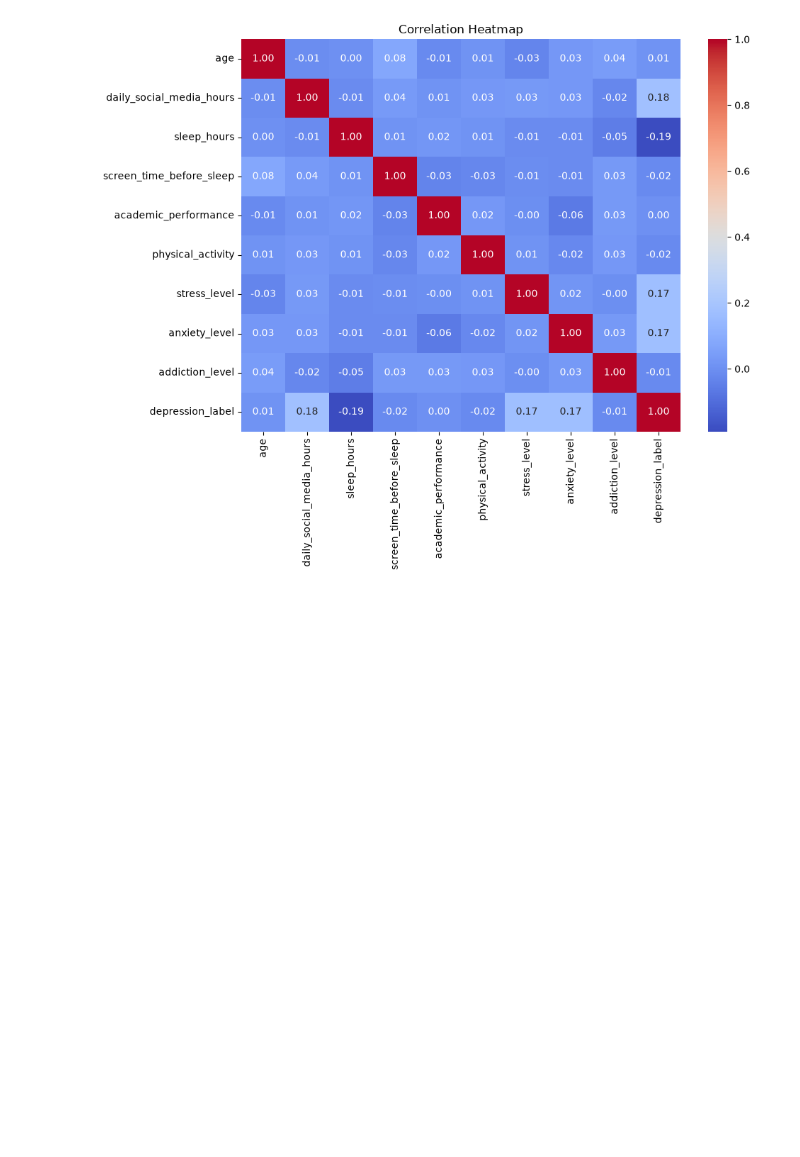
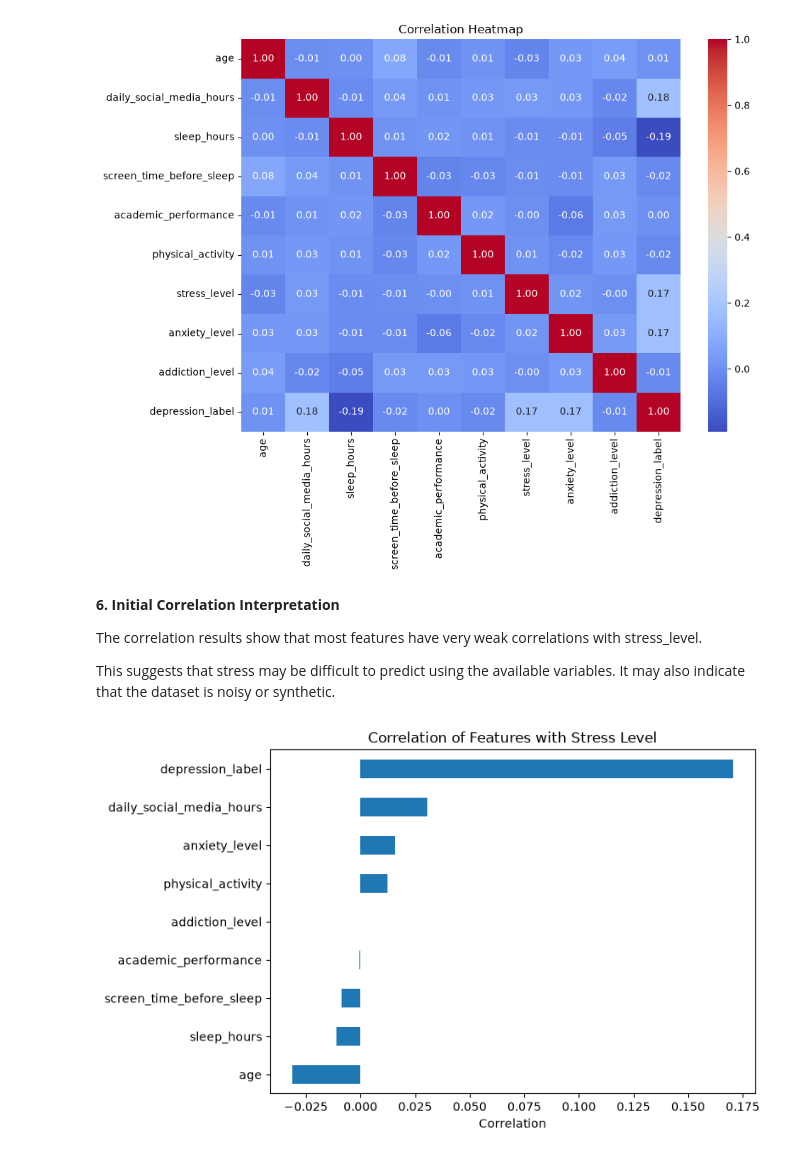
Before and after one commit to mayes98/Social_media, a Jupyter notebook: notebooks/stress_level_prediction_and_explainability.ipynb, the cells around one changed output. Saved outputs shown, nothing was run; the diff lists cells and outputs as text; code cells hidden in the pictures; blank space fills up the shorter version.

```diff
--- a/notebooks/stress_level_prediction_and_explainability.ipynb
+++ b/notebooks/stress_level_prediction_and_explainability.ipynb
@@ -148,3 +166,26 @@ plt.tight_layout()
 plt.show()
 # %% [output]
 [figure]
+# %% [markdown]
+**6. Initial Correlation Interpretation**
+
+The correlation results show that most features have very weak correlations with stress_level.
+
+This suggests that stress may be difficult to predict using the available variables. It may also indicate that the dataset is noisy or synthetic.
+# %%
+plt.figure(figsize=(8, 5))
+
+stress_corr.drop(
+    "stress_level"
+).sort_values().plot(kind="barh")
+
+plt.title(
+    "Correlation of Features with Stress Level"
+)
+
+plt.xlabel("Correlation")
+
+plt.tight_layout()
+plt.show()
+# %% [output]
+[figure, added]
```
Also changed, not shown: parts of 8 cells of this notebook, 3 other files.
